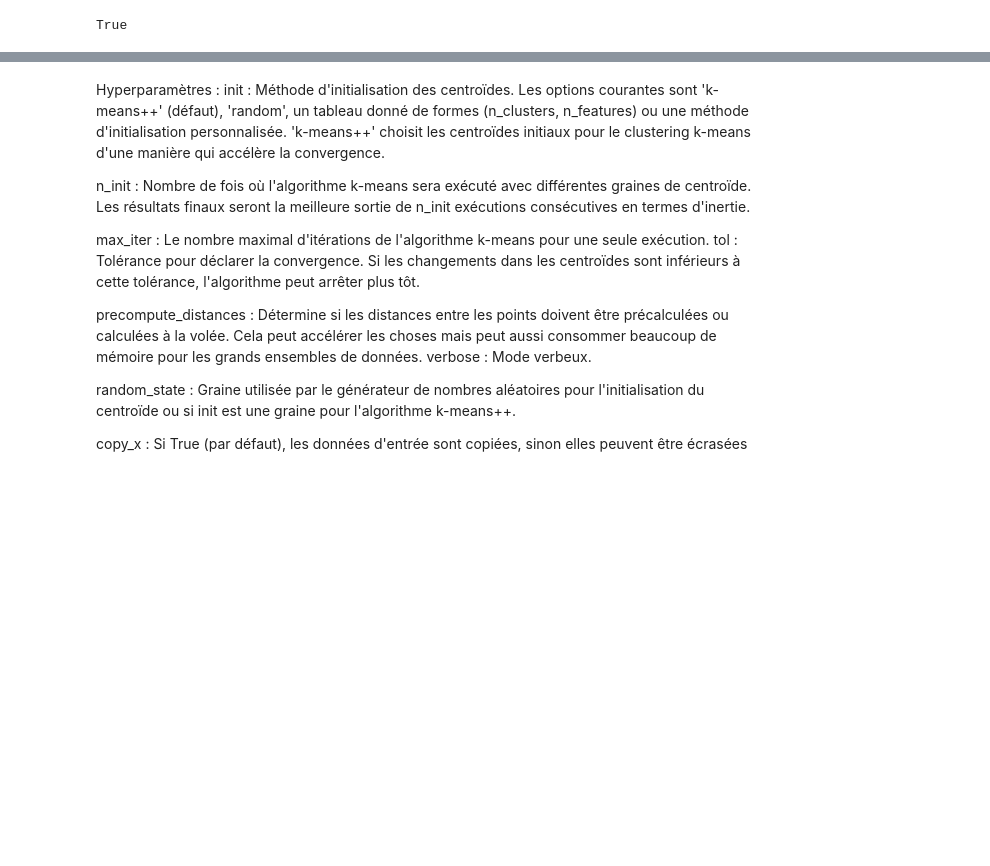
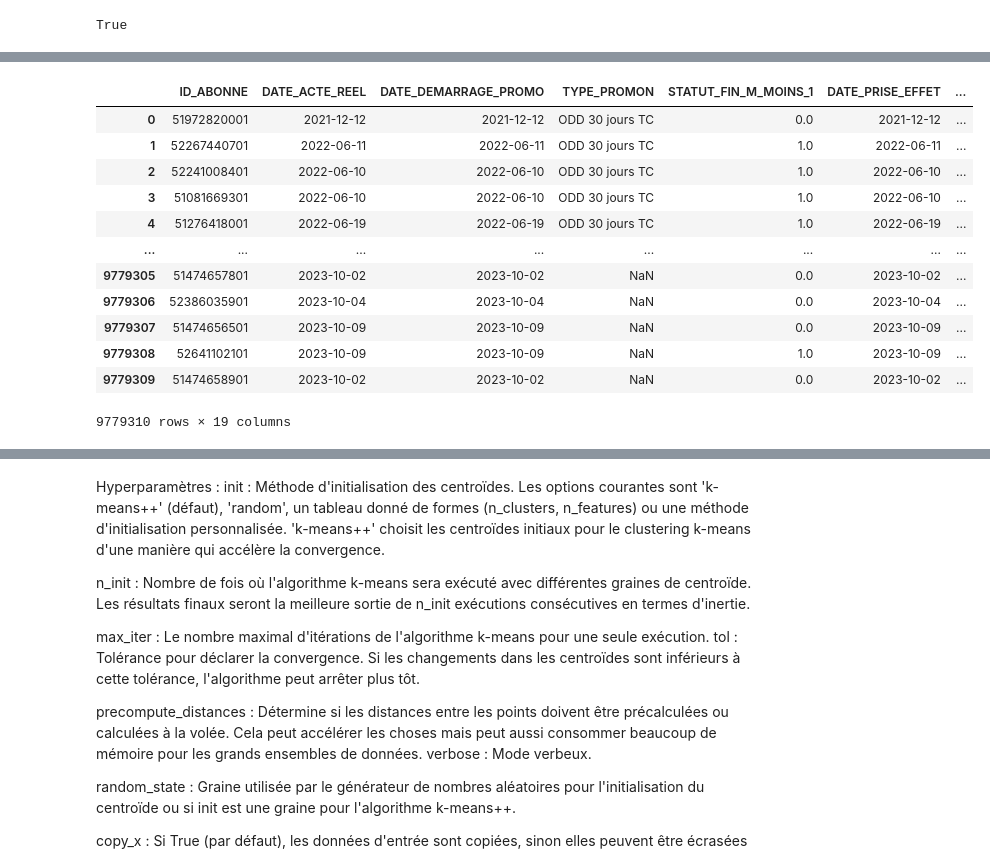
Before and after one commit to Statapp-CANAL/Statapp-CANAL, a Jupyter notebook: Data_operations/Antoine.ipynb, the cells around one changed output, grey strips where cells are left out. Drawn from its saved outputs; the diff is of its cells as text; code cells hidden in the pictures; blank space fills up the shorter version.

```diff
--- a/Data_operations/Antoine.ipynb
+++ b/Data_operations/Antoine.ipynb
@@ -48,0 +71,16 @@ df.head()
+# %%
+df1
+# %% [output]
+|  | ID_ABONNE | DATE_ACTE_REEL | DATE_DEMARRAGE_PROMO | TYPE_PROMON | STATUT_FIN_M_MOINS_1 | DATE_PRISE_EFFET | ... |
+| 0 | 51972820001 | 2021-12-12 | 2021-12-12 | ODD 30 jours TC | 0.0 | 2021-12-12 | ... |
+| 1 | 52267440701 | 2022-06-11 | 2022-06-11 | ODD 30 jours TC | 1.0 | 2022-06-11 | ... |
+| 2 | 52241008401 | 2022-06-10 | 2022-06-10 | ODD 30 jours TC | 1.0 | 2022-06-10 | ... |
+| 3 | 51081669301 | 2022-06-10 | 2022-06-10 | ODD 30 jours TC | 1.0 | 2022-06-10 | ... |
+| 4 | 51276418001 | 2022-06-19 | 2022-06-19 | ODD 30 jours TC | 1.0 | 2022-06-19 | ... |
+| ... | ... | ... | ... | ... | ... | ... | ... |
+| 9779305 | 51474657801 | 2023-10-02 | 2023-10-02 | NaN | 0.0 | 2023-10-02 | ... |
+| 9779306 | 52386035901 | 2023-10-04 | 2023-10-04 | NaN | 0.0 | 2023-10-04 | ... |
+| 9779307 | 51474656501 | 2023-10-09 | 2023-10-09 | NaN | 0.0 | 2023-10-09 | ... |
+| 9779308 | 52641102101 | 2023-10-09 | 2023-10-09 | NaN | 1.0 | 2023-10-09 | ... |
+| 9779309 | 51474658901 | 2023-10-02 | 2023-10-02 | NaN | 0.0 | 2023-10-02 | ... |
+9779310 rows × 19 columns
```
Also changed, not shown: parts of 5 cells of this notebook, 2 other files.
